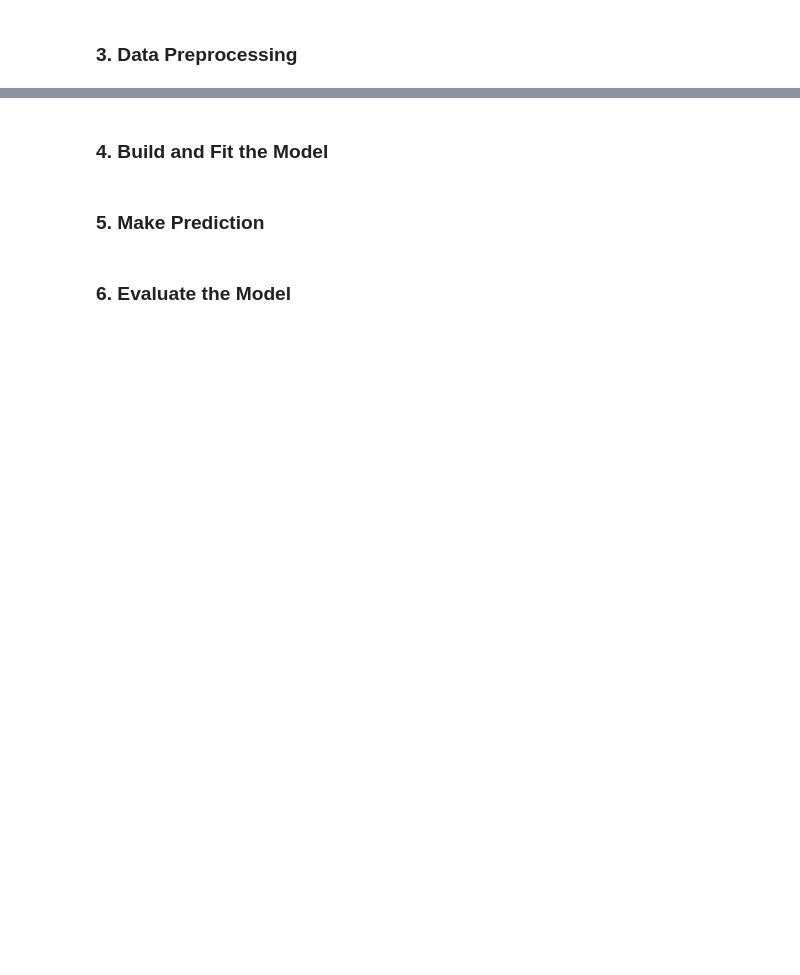
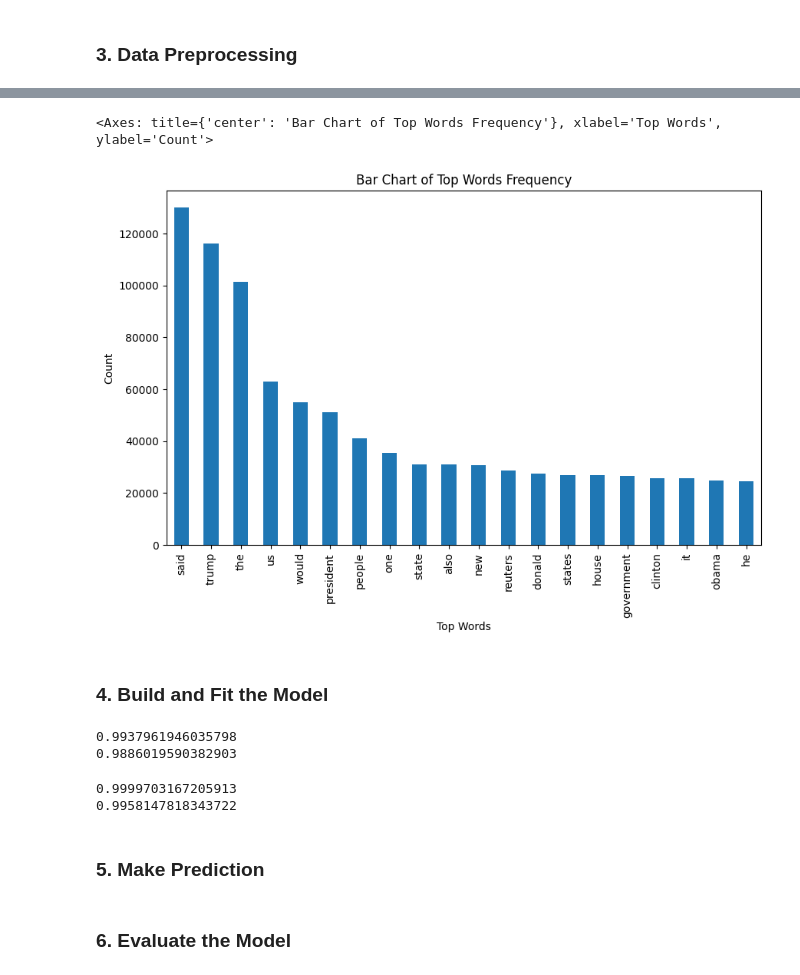
Before and after one commit to fatahrahimi330/100-Machine-Learning-Projects, a Jupyter notebook: 63-Fake News Detection /Fake News Detection .ipynb, the cells around one changed output, grey strips where cells are left out. Cells and saved outputs as stored; diff of their text form; code cells hidden in the pictures; blank space fills up the shorter version.

```diff
--- a/63-Fake News Detection /Fake News Detection .ipynb
+++ b/63-Fake News Detection /Fake News Detection .ipynb
@@ -18,0 +140,28 @@ df.head()
+# %%
+from sklearn.feature_extraction.text import CountVectorizer
+
+
+def get_top_n_words(corpus, n=None):
+    vec = CountVectorizer().fit(corpus)
+    bag_of_words = vec.transform(corpus)
+    sum_words = bag_of_words.sum(axis=0)
+    words_freq = [(word, sum_words[0, idx])
+                  for word, idx in vec.vocabulary_.items()]
+    words_freq = sorted(words_freq, key=lambda x: x[1],
+                        reverse=True)
+    return words_freq[:n]
+
+
+common_words = get_top_n_words(df['text'], 20)
+df1 = pd.DataFrame(common_words, columns=['Review', 'count'])
+
+df1.groupby('Review').sum()['count'].sort_values(ascending=False).plot(
+    kind='bar',
+    figsize=(10, 6),
+    xlabel="Top Words",
+    ylabel="Count",
+    title="Bar Chart of Top Words Frequency"
+)
+# %% [output]
+<Axes: title={'center': 'Bar Chart of Top Words Frequency'}, xlabel='Top Words', ylabel='Count'>
+[figure, added]
@@ -19,4 +180,29 @@ df.head()
 # %% [markdown]
 ### 4. Build and Fit the Model
+# %%
+from sklearn.linear_model import LogisticRegression
+from sklearn.metrics import accuracy_score
+
+model_1 = LogisticRegression()
+model_1.fit(x_train, y_train)
+
+# testing the model
+print(accuracy_score(y_train, model_1.predict(x_train)))
+print(accuracy_score(y_test, model_1.predict(x_test)))
+# %% [output]
+0.9937961946035798
+0.9886019590382903
+# %%
+from sklearn.tree import DecisionTreeClassifier
+
+model_2 = DecisionTreeClassifier()
+model_2.fit(x_train, y_train)
+
+# testing the model
+print(accuracy_score(y_train, model_2.predict(x_train)))
+print(accuracy_score(y_test, model_2.predict(x_test)))
+# %% [output]
+0.9999703167205913
+0.9958147818343722
 # %% [markdown]
 ### 5. Make Prediction
```
Also changed, not shown: parts of 22 cells of this notebook, 1 other file.
